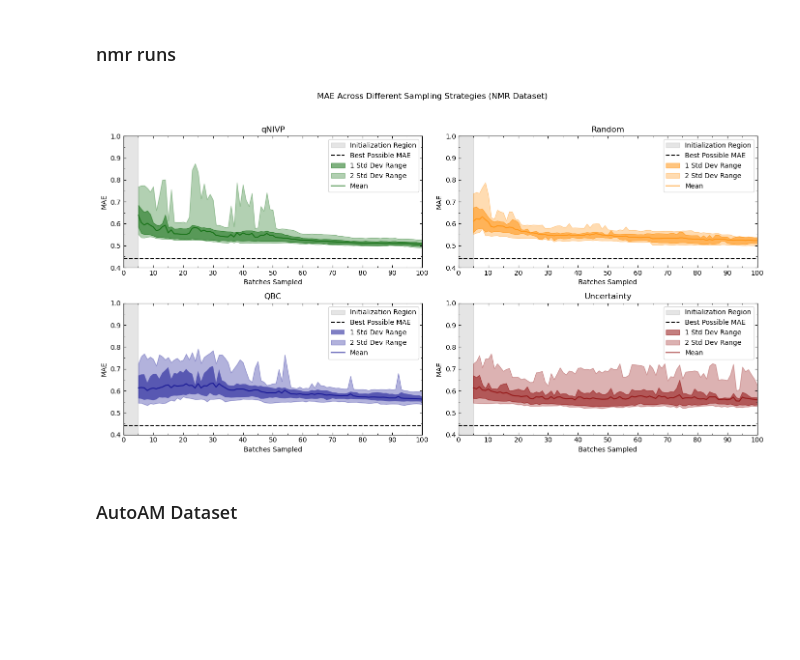
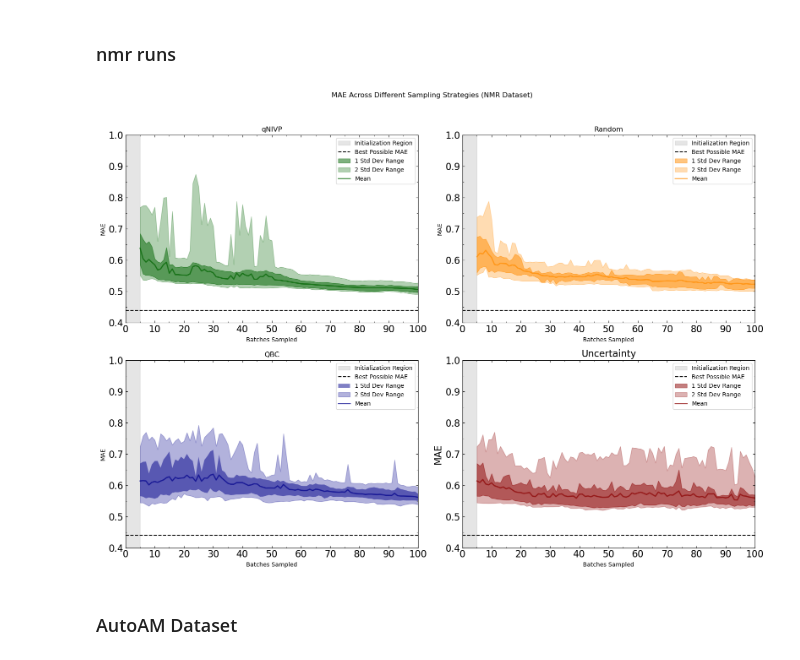
Before and after one commit to ramseyissa/qNIPV, a Jupyter notebook: notebooks/figures.ipynb, the cells around one changed output. Cells and saved outputs as stored; diff of their text form; code cells hidden in the pictures; blank space fills up the shorter version.

Commit message:
figure adjustments

```diff
--- a/notebooks/figures.ipynb
+++ b/notebooks/figures.ipynb
@@ -57,69 +57,70 @@ nmr_qnipv_runs.min()
 ### nmr runs
 # %%
 # Create a 2x2 grid of subplots
-fig, axs = plt.subplots(2, 2, figsize=(14, 8))
+fig, axs = plt.subplots(2, 2, figsize=(16, 12))
 fig.suptitle('MAE Across Different Sampling Strategies (NMR Dataset)')
 
-for ax[0] in axs.flat:
-    ax[0].axvspan(0, 5, color='gray', alpha=0.2, label='Initialization Region')
+for ax in axs.flat:
+    ax.axvspan(0, 5, color='gray', alpha=0.2, label='Initialization Region')
 
     # ax.axvspan(50, 60, color='yellow', alpha=0.1, label='Region of Interest')
-    ax[0].axhline(y=0.44, color='k', linestyle='--', label='Best Possible MAE')
+    ax.axhline(y=0.44, color='k', linestyle='--', label='Best Possible MAE')
     # ax.axhline(y=0.48, color='k', linestyle='--', label='Best MAE')
     # ax.axvline(x=5, color='r', linestyle='--', label='Initialize w/ 5%')
-    ax[0].set_xlim([0, 100])
-    ax[0].set_ylim([0.4, 1.0])
-    ax[0].tick_params(axis='both', which='both', direction='in',top=True,right=True)
-    ax[0].set_xticks(np.arange(0, 101, 10))
-    ax[0].minorticks_on()
-    ax[0].xaxis.set_minor_locator(ticker.AutoMinorLocator(2))
-    ax[0].yaxis.set_minor_locator(ticker.AutoMinorLocator(2))
-    ax[0].set_xlabel('Batches Sampled')
+    ax.set_xlim([0, 100])
+    ax.set_ylim([0.4, 1.0])
+    ax.tick_params(axis='both', which='both', direction='in',top=True,right=True,labelsize=16)
+    ax.set_xticks(np.arange(0, 101, 10))
+    ax.minorticks_on()
+    ax.xaxis.set_minor_locator(ticker.AutoMinorLocator(2))
+    ax.yaxis.set_minor_locator(ticker.AutoMinorLocator(2))
+    ax.set_xlabel('Batches Sampled')
+
 
 
 # First subplot: qNIVP
 axs[0, 0].fill_between(nmr_percent, np.percentile(nmr_qnipv_runs,15.9,axis=0),np.percentile(nmr_qnipv_runs,84.1,axis=0) , ec='none',color='darkgreen', alpha=0.5, label='1 Std Dev Range')
 # axs[0,0].axhline(y=0.48, color='k', linestyle='--', label='Best MAE')
 axs[0, 0].fill_between(nmr_percent,np.percentile(nmr_qnipv_runs,2.3,axis=0),np.percentile(nmr_qnipv_runs,97.7,axis=0), ec='none',color='darkgreen', alpha=0.3, label='2 Std Dev Range')
-axs[0, 0].plot(nmr_percent, np.mean(nmr_qnipv_runs,axis=0), color='darkgreen',alpha=0.7, label='Mean')
+axs[0, 0].plot(nmr_percent, np.mean(nmr_qnipv_runs,axis=0), color='darkgreen',alpha=0.7, label='Mean',linewidth=2)
 axs[0, 0].set_title('qNIVP')
 # axs[0, 0].set_xlabel('Percent of Dataset')
 axs[0, 0].set_ylabel('MAE')
 axs[0, 0].legend()
 
 # Second subplot: Random
 axs[0, 1].fill_between(nmr_percent,np.percentile(nmr_random_runs,15.9,axis=0),np.percentile(nmr_random_runs,84.1,axis=0), ec='none',color='darkorange', alpha=0.5, label='1 Std Dev Range')
 axs[0, 1].fill_between(nmr_percent, np.percentile(nmr_random_runs,2.3,axis=0),np.percentile(nmr_random_runs,97.7,axis=0), ec='none',color='darkorange', alpha=0.3, label='2 Std Dev Range')
-axs[0,1].plot(nmr_percent, np.mean(nmr_random_runs,axis=0), color='darkorange',alpha=0.7, label='Mean')
+axs[0,1].plot(nmr_percent, np.mean(nmr_random_runs,axis=0), color='darkorange',alpha=0.7, label='Mean',linewidth=2)
 axs[0, 1].set_title('Random')
 axs[0, 1].set_ylabel('MAE')
 axs[0, 1].legend()
 
 
 
 axs[1, 0].fill_between(nmr_percent, np.percentile(nmr_qbc_runs, 15.9,axis=0), np.percentile(nmr_qbc_runs, 84.1,axis=0), color='darkblue', alpha=0.5, label='1 Std Dev Range',ec = 'none')
 axs[1, 0].fill_between(nmr_percent, np.percentile(nmr_qbc_runs, 2.3, axis=0),np.percentile(nmr_qbc_runs,97.7,axis =0),ec = 'none', color='darkblue', alpha=0.3, label='2 Std Dev Range')
-axs[1,0].plot(nmr_percent, np.mean(nmr_qbc_runs,axis=0),color='darkblue',alpha=0.7, label='Mean')
+axs[1,0].plot(nmr_percent, np.mean(nmr_qbc_runs,axis=0),color='darkblue',alpha=0.7, label='Mean',linewidth=2)
 axs[1, 0].set_title('QBC')
 axs[1, 0].set_ylabel('MAE')
 axs[1, 0].legend()
 
 
 
 # Fourth subplot: Uncertainty
 axs[1, 1].fill_between(nmr_percent, np.percentile(nmr_uncr_runs,15.9,axis=0), np.percentile(nmr_uncr_runs,84.1,axis=0), ec='none',color='darkred', alpha=0.5, label='1 Std Dev Range')
 axs[1, 1].fill_between(nmr_percent,np.percentile(nmr_uncr_runs,2.3,axis=0), np.percentile(nmr_uncr_runs,97.7,axis=0), ec='none',color='darkred', alpha=0.3, label='2 Std Dev Range')
-axs[1, 1].plot(nmr_percent, np.mean(nmr_uncr_runs,axis=0), color='darkred',alpha=0.7, label='Mean')
-axs[1, 1].set_title('Uncertainty')
+axs[1, 1].plot(nmr_percent, np.mean(nmr_uncr_runs,axis=0), color='darkred',alpha=0.7, label='Mean',linewidth=2)
+axs[1, 1].set_title('Uncertainty',fontsize=16)
 # axs[1, 1].set_xlabel('Percent of Dataset')
-axs[1, 1].set_ylabel('MAE')
+axs[1, 1].set_ylabel('MAE',fontsize=16)
 axs[1, 1].legend()
 
 # Adjust layout to avoid overlapping
 plt.tight_layout(rect=[0, 0.03, 1, 0.95])  # Adjust to make room for the main title
 plt.show()
 # %% [output]
-[figure, old version]
+[figure, new version]
 # %% [markdown]
 ### AutoAM Dataset
 # %%
```
Also changed, not shown: 2 other files.
